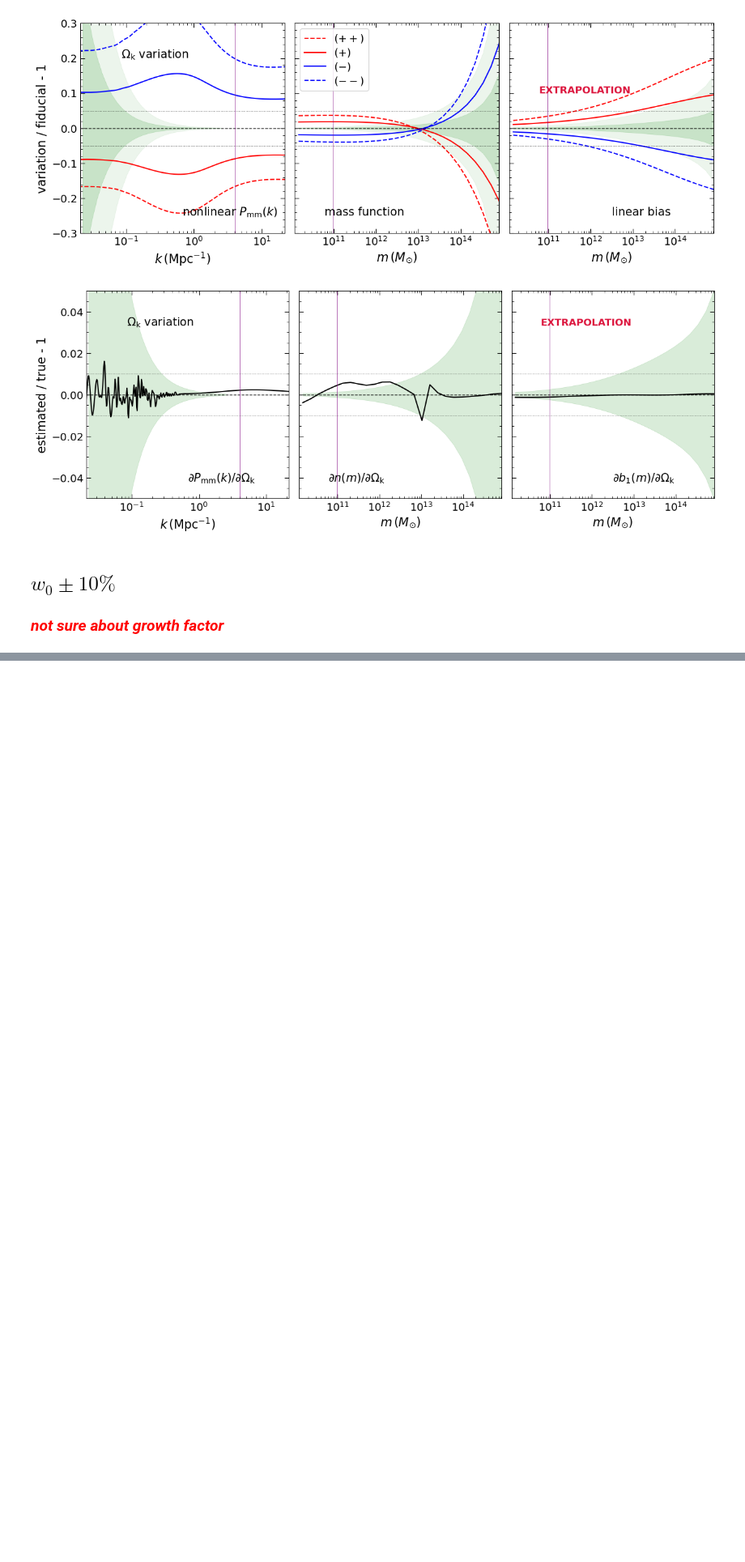
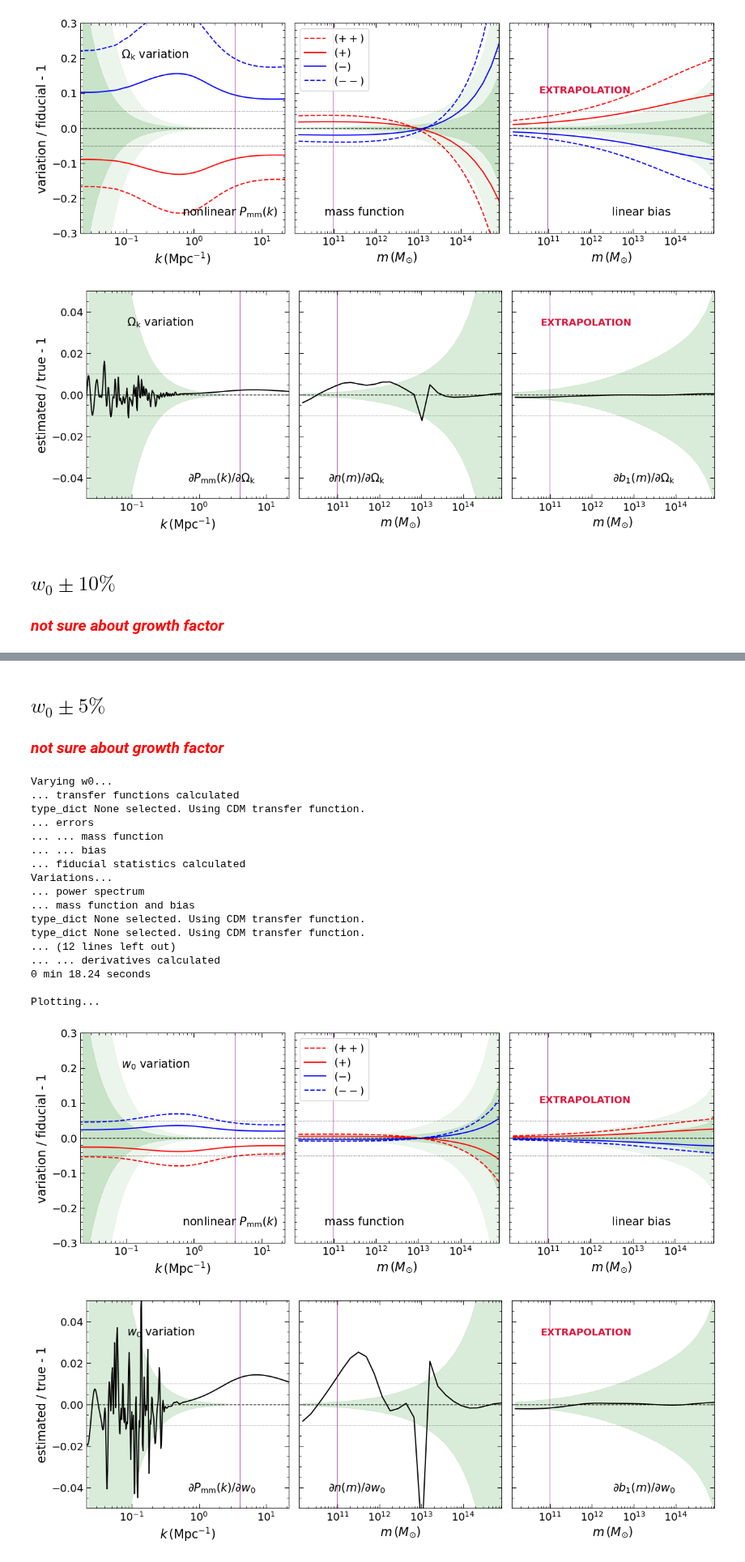
Before and after one commit to a-paranjape/sahyadri-sandbox, a Jupyter notebook: exploration/CosmoParamVariations.ipynb, the cells around one changed output, grey strips where cells are left out. Shown at 81% size. Saved outputs shown, nothing was run; the diff lists cells and outputs as text; code cells hidden in the pictures; blank space fills up the shorter version.

```diff
--- a/exploration/CosmoParamVariations.ipynb
+++ b/exploration/CosmoParamVariations.ipynb
@@ -604,3 +604,29 @@ type_dict None selected. Using CDM transfer function.
 Plotting...
 [figure]
 [figure]
+# %% [markdown]
+## $w_{0} \pm 5\%$
+### <span style="color:red"> *not sure about growth factor* </span>
+# %%
+vary_and_plot('w0',0.05*np.fabs(co_fid.wDE0),co_fid,mvals,var_acc=1e-3*np.fabs(co_fid.wDE0),sig_thresh=3.0,
+              k_sim=kmid,rePk_sim=rel_err_Pk)
+# %% [output]
+Varying w0...
+... transfer functions calculated
+type_dict None selected. Using CDM transfer function.
+... errors
+... ... mass function
+... ... bias
+... fiducial statistics calculated
+Variations...
+... power spectrum
+... mass function and bias
+type_dict None selected. Using CDM transfer function.
+type_dict None selected. Using CDM transfer function.
+... (12 lines left out)
+... ... derivatives calculated
+0 min 18.24 seconds
+
+Plotting...
+[figure, added]
+[figure, added]
```
Also changed, not shown: parts of 4 cells of this notebook.
